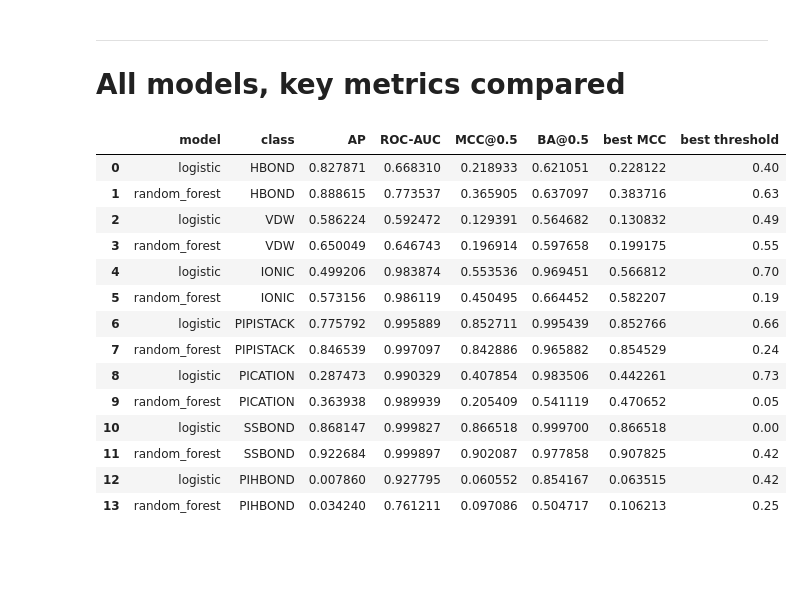
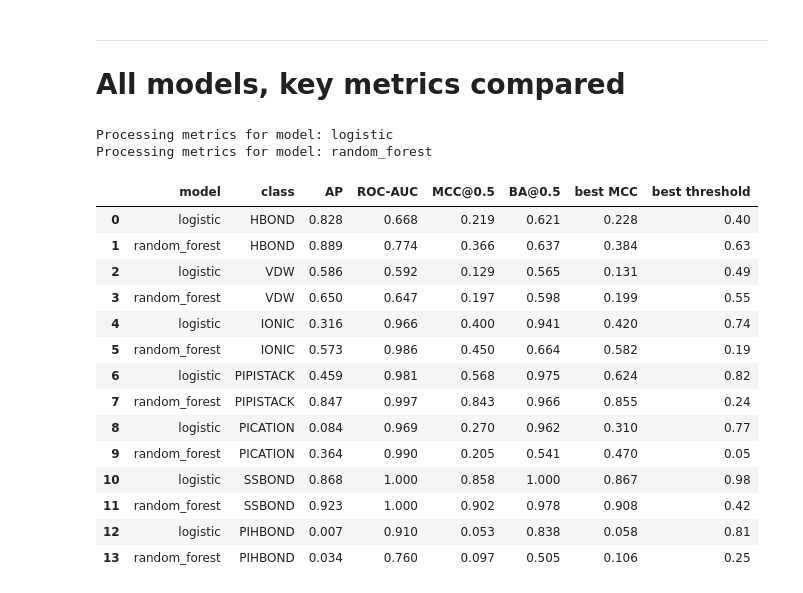
Before and after one commit to miriamzara/SB_Project, a Jupyter notebook: 6_model_comparison.ipynb, the cells around one changed output. Drawn from its saved outputs; the diff is of its cells as text; code cells hidden in the pictures; blank space fills up the shorter version.

```diff
--- a/6_model_comparison.ipynb
+++ b/6_model_comparison.ipynb
@@ -65,6 +67,10 @@ Metrics loaded for random_forest from classification_ring/models/random_forest
 # %%
-def summarize_existing_threshold_df(threshold_df, fixed_threshold=0.5):
-
+def summarize_threshold_df(threshold_df, fixed_threshold=0.5):
+    """
+    Summarizes the threshold results for each class in the given DataFrame.
+    Identifies the best threshold as the one maximizing the MCC and also
+    retrieves the MCC and balanced accuracy at a fixed threshold (default is 0.5).
+    """
     rows = []
 
     for class_name, class_df in threshold_df.groupby("class"):
@@ -95,7 +101,12 @@ def summarize_existing_threshold_df(threshold_df, fixed_threshold=0.5):
 
 
 
-def compare_models(metrics_dict):
+def compare_baseline_vs_postprocessing(metrics_dict):
+    """
+    Compares the baseline and postprocessed metrics for each model in the given metrics dictionary.
+    Outputs a dictionary containing comparison DataFrames for each model, including deltas for key metrics.
+    """
+
     results_comparison_dict = {}
 
     label_cols = [
@@ -142,12 +153,12 @@ def compare_models(metrics_dict):
         # ------------------------------------------------------------
 
 
-        baseline_threshold_summary_df = summarize_existing_threshold_df(
+        baseline_threshold_summary_df = summarize_threshold_df(
             baseline_threshold_results_df,
             fixed_threshold=fixed_threshold
         )
 
-        postprocessed_threshold_summary_df = summarize_existing_threshold_df(
+        postprocessed_threshold_summary_df = summarize_threshold_df(
             postprocessed_threshold_results_df,
             fixed_threshold=fixed_threshold
         )
@@ -230,7 +241,7 @@ def compare_models(metrics_dict):
         results_comparison_dict[model_name] = metric_comparison_df
     return results_comparison_dict
 # %%
-results_comparison_dict = compare_models(metrics_dict)
+baseline_vs_postprocessing_dict = compare_baseline_vs_postprocessing(metrics_dict)
 # %% [output]
 Processing metrics for model: logistic
 Processing metrics for model: random_forest
@@ -318,23 +501,26 @@ def make_postprocessed_model_comparison_table(results_comparison_dict, model_nam
     return comparison_df
 # %%
-postprocessed_model_comparison_df = make_postprocessed_model_comparison_table(
-    results_comparison_dict
+model_comparison_df = make_model_comparison_table(
+    metrics_dict,
+    which="baseline"
 )
 
-postprocessed_model_comparison_df
+model_comparison_df
 # %% [output]
+Processing metrics for model: logistic
+Processing metrics for model: random_forest
 |  | model | class | AP | ROC-AUC | MCC@0.5 | BA@0.5 | best MCC | best threshold |
-| 0 | logistic | HBOND | 0.827871 | 0.668310 | 0.218933 | 0.621051 | 0.228122 | 0.40 |
-| 1 | random_forest | HBOND | 0.888615 | 0.773537 | 0.365905 | 0.637097 | 0.383716 | 0.63 |
-| 2 | logistic | VDW | 0.586224 | 0.592472 | 0.129391 | 0.564682 | 0.130832 | 0.49 |
-| 3 | random_forest | VDW | 0.650049 | 0.646743 | 0.196914 | 0.597658 | 0.199175 | 0.55 |
-| 4 | logistic | IONIC | 0.499206 | 0.983874 | 0.553536 | 0.969451 | 0.566812 | 0.70 |
-| 5 | random_forest | IONIC | 0.573156 | 0.986119 | 0.450495 | 0.664452 | 0.582207 | 0.19 |
-| 6 | logistic | PIPISTACK | 0.775792 | 0.995889 | 0.852711 | 0.995439 | 0.852766 | 0.66 |
-| 7 | random_forest | PIPISTACK | 0.846539 | 0.997097 | 0.842886 | 0.965882 | 0.854529 | 0.24 |
-| 8 | logistic | PICATION | 0.287473 | 0.990329 | 0.407854 | 0.983506 | 0.442261 | 0.73 |
-| 9 | random_forest | PICATION | 0.363938 | 0.989939 | 0.205409 | 0.541119 | 0.470652 | 0.05 |
-| 10 | logistic | SSBOND | 0.868147 | 0.999827 | 0.866518 | 0.999700 | 0.866518 | 0.00 |
-| 11 | random_forest | SSBOND | 0.922684 | 0.999897 | 0.902087 | 0.977858 | 0.907825 | 0.42 |
-| 12 | logistic | PIHBOND | 0.007860 | 0.927795 | 0.060552 | 0.854167 | 0.063515 | 0.42 |
-| 13 | random_forest | PIHBOND | 0.034240 | 0.761211 | 0.097086 | 0.504717 | 0.106213 | 0.25 |
+| 0 | logistic | HBOND | 0.828 | 0.668 | 0.219 | 0.621 | 0.228 | 0.40 |
+| 1 | random_forest | HBOND | 0.889 | 0.774 | 0.366 | 0.637 | 0.384 | 0.63 |
+| 2 | logistic | VDW | 0.586 | 0.592 | 0.129 | 0.565 | 0.131 | 0.49 |
+| 3 | random_forest | VDW | 0.650 | 0.647 | 0.197 | 0.598 | 0.199 | 0.55 |
+| 4 | logistic | IONIC | 0.316 | 0.966 | 0.400 | 0.941 | 0.420 | 0.74 |
+| 5 | random_forest | IONIC | 0.573 | 0.986 | 0.450 | 0.664 | 0.582 | 0.19 |
+| 6 | logistic | PIPISTACK | 0.459 | 0.981 | 0.568 | 0.975 | 0.624 | 0.82 |
+| 7 | random_forest | PIPISTACK | 0.847 | 0.997 | 0.843 | 0.966 | 0.855 | 0.24 |
+| 8 | logistic | PICATION | 0.084 | 0.969 | 0.270 | 0.962 | 0.310 | 0.77 |
+| 9 | random_forest | PICATION | 0.364 | 0.990 | 0.205 | 0.541 | 0.470 | 0.05 |
+| 10 | logistic | SSBOND | 0.868 | 1.000 | 0.858 | 1.000 | 0.867 | 0.98 |
+| 11 | random_forest | SSBOND | 0.923 | 1.000 | 0.902 | 0.978 | 0.908 | 0.42 |
+| 12 | logistic | PIHBOND | 0.007 | 0.910 | 0.053 | 0.838 | 0.058 | 0.81 |
+| 13 | random_forest | PIHBOND | 0.034 | 0.760 | 0.097 | 0.505 | 0.106 | 0.25 |
```
Also changed, not shown: parts of 12 cells of this notebook, 1 other file.
